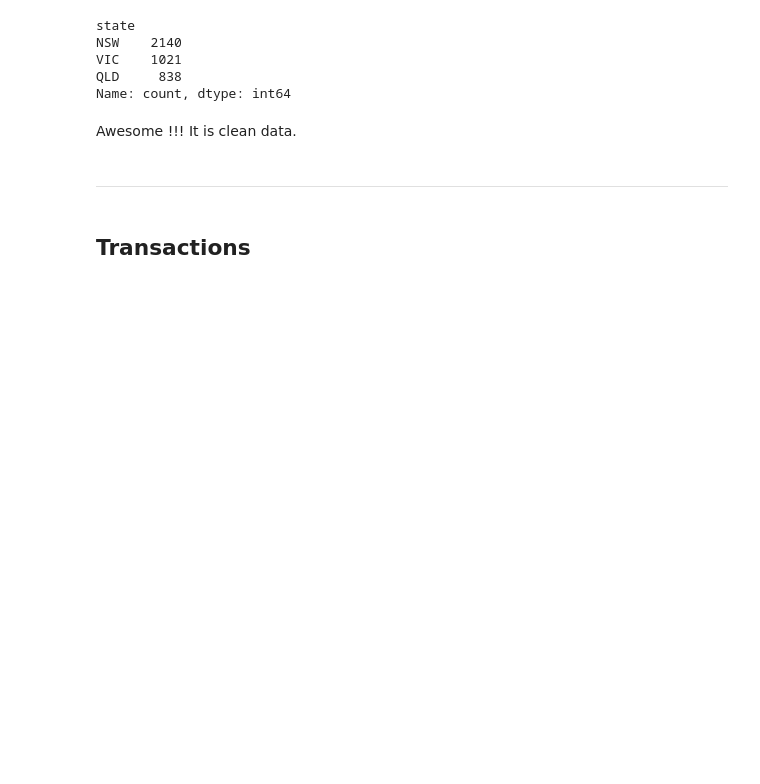
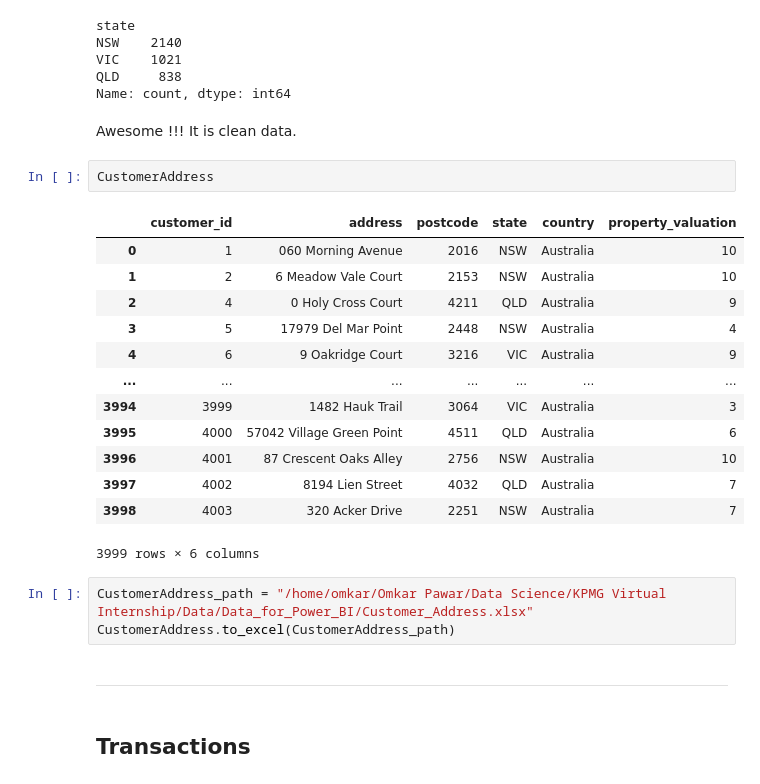
Before and after one commit to omkarpawar1430/KPMG-Virtual-Internship, a Jupyter notebook: Module 1/data_cleaning.ipynb, the cells around one changed output. Drawn from its saved outputs; the diff is of its cells as text; blank space fills up the shorter version.

```diff
--- a/Module 1/data_cleaning.ipynb
+++ b/Module 1/data_cleaning.ipynb
@@ -484,6 +503,25 @@ QLD     838
 Name: count, dtype: int64
 # %% [markdown]
 Awesome !!! It is clean data.
+# %%
+CustomerAddress
+# %% [output]
+|  | customer_id | address | postcode | state | country | property_valuation |
+| 0 | 1 | 060 Morning Avenue | 2016 | NSW | Australia | 10 |
+| 1 | 2 | 6 Meadow Vale Court | 2153 | NSW | Australia | 10 |
+| 2 | 4 | 0 Holy Cross Court | 4211 | QLD | Australia | 9 |
+| 3 | 5 | 17979 Del Mar Point | 2448 | NSW | Australia | 4 |
+| 4 | 6 | 9 Oakridge Court | 3216 | VIC | Australia | 9 |
+| ... | ... | ... | ... | ... | ... | ... |
+| 3994 | 3999 | 1482 Hauk Trail | 3064 | VIC | Australia | 3 |
+| 3995 | 4000 | 57042 Village Green Point | 4511 | QLD | Australia | 6 |
+| 3996 | 4001 | 87 Crescent Oaks Alley | 2756 | NSW | Australia | 10 |
+| 3997 | 4002 | 8194 Lien Street | 4032 | QLD | Australia | 7 |
+| 3998 | 4003 | 320 Acker Drive | 2251 | NSW | Australia | 7 |
+3999 rows × 6 columns
+# %%
+CustomerAddress_path = "/home/omkar/Omkar Pawar/Data Science/KPMG Virtual Internship/Data/Data_for_Power_BI/Customer_Address.xlsx"
+CustomerAddress.to_excel(CustomerAddress_path)
 # %% [markdown]
 ---------------
 # %% [markdown]
```
Also changed, not shown: parts of 6 cells of this notebook, 6 other files.
